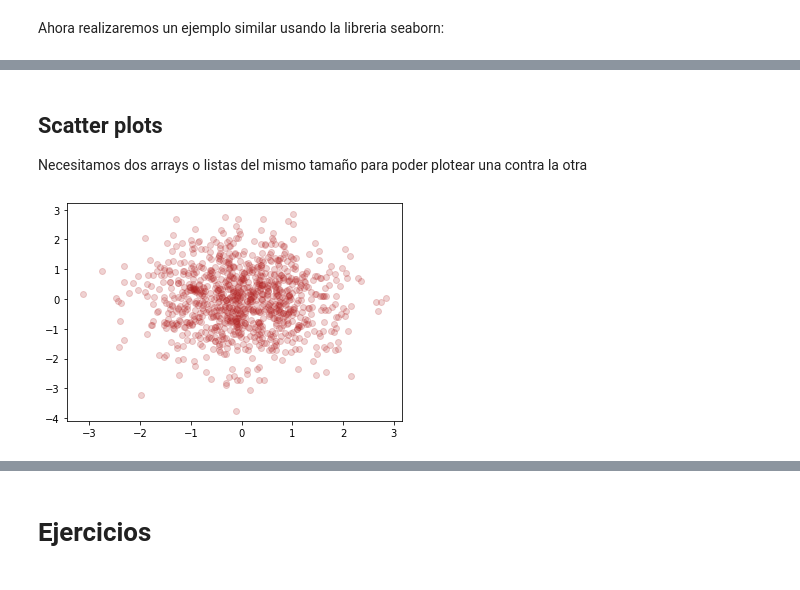
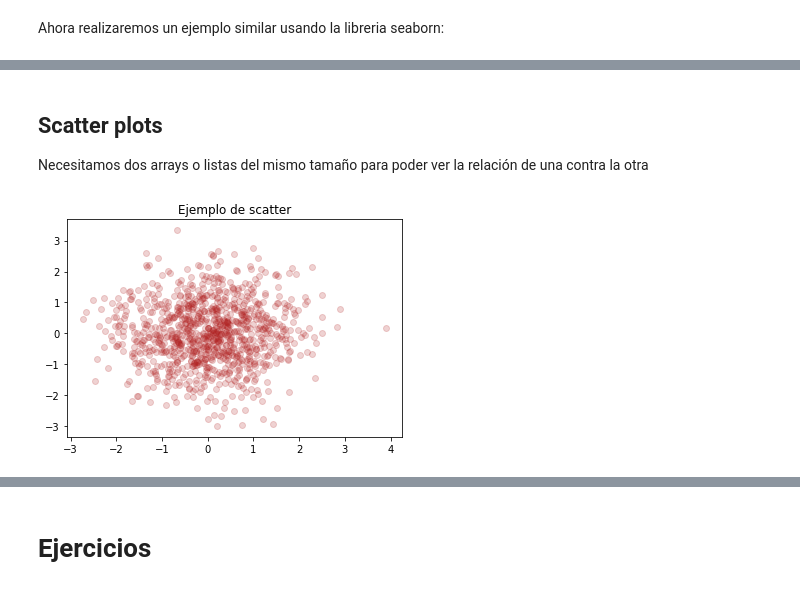
Before and after one commit to bmalcover/MADM2019, a Jupyter notebook: M2_2_Visualización_de_datos.ipynb, the cells around one changed output, grey strips where cells are left out. Drawn from its saved outputs; the diff is of its cells as text; code cells hidden in the pictures.

```diff
--- a/M2_2_Visualización_de_datos.ipynb
+++ b/M2_2_Visualización_de_datos.ipynb
@@ -219,12 +202,13 @@ plt.show()
 # %% [markdown]
 ## Scatter plots
-Necesitamos dos arrays o listas del mismo tamaño para poder plotear una contra la otra
+Necesitamos dos arrays o listas del mismo tamaño para poder ver la relación de una contra la otra
 # %%
 x = np.random.normal(size=1000)
 y = np.random.normal(size=1000)
 
 plt.scatter(x, y, c='firebrick', alpha=0.2)
+plt.title("Ejemplo de scatter")
 plt.show()
 # %% [output]
-[figure, old version]
+[figure, new version]
 # %%
```
Also changed, not shown: parts of 21 cells of this notebook, 1 other file.
